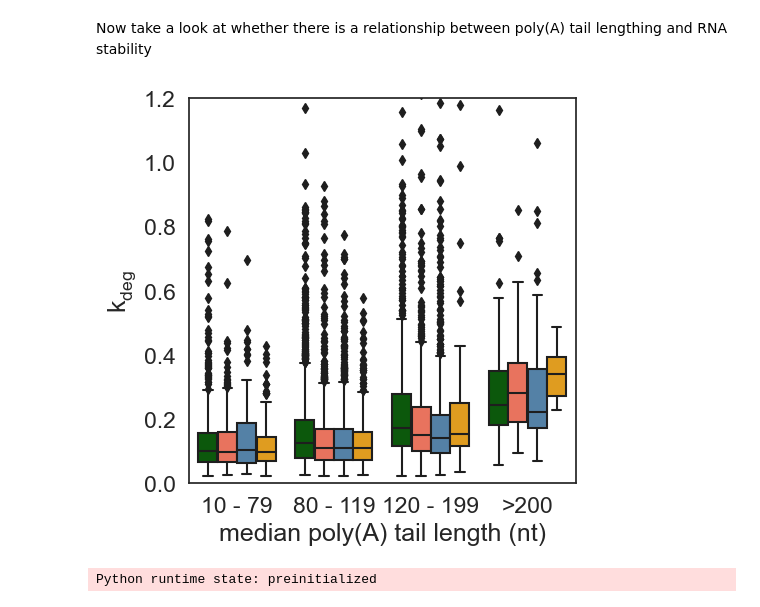
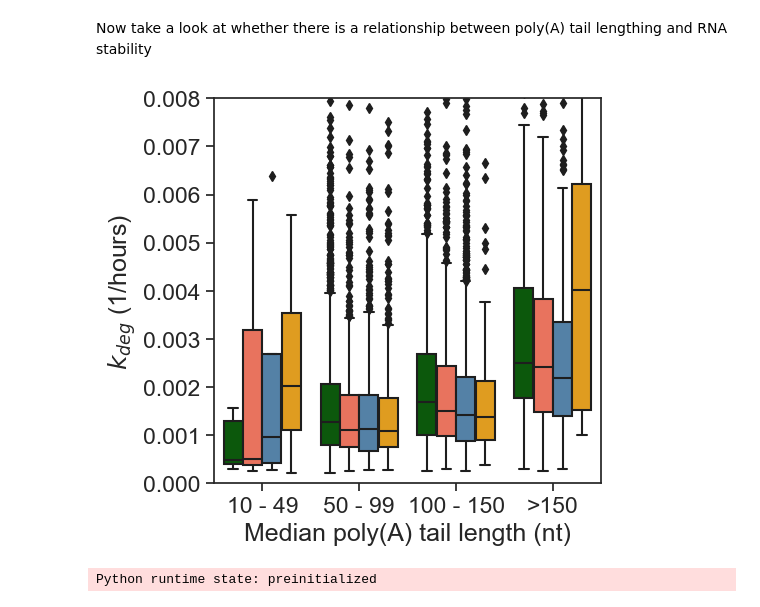
Before and after one commit to NeugebauerLab/PABPN1_phosphorylation, a Jupyter notebook: notebooks/PABPN1_mutants_TimeLapse.ipynb, the cells around one changed output. Drawn from its saved outputs; the diff is of its cells as text; code cells hidden in the pictures.

```diff
--- a/notebooks/PABPN1_mutants_TimeLapse.ipynb
+++ b/notebooks/PABPN1_mutants_TimeLapse.ipynb
@@ -40,20 +44,17 @@ figpath = "/Users/jacksongordon/Desktop/Papers/Yale_graduate/2023_PABPN1_manuscr
 # %%
 #Data for EV vs all condtions with EV as reference condition
-BakR_effects_df_all = pd.read_csv(path + "Fit_effects_DF_all.csv", sep = " ")
+BakR_effects_df_all = pd.read_csv(path + "12142023_Fit_effects_DF_all.csv", sep = " ").dropna()
 BakR_effects_df_all["gene_id"] = BakR_effects_df_all.XF.str.split(".").str[0]
 BakR_effects_df_all["gene_id"] = BakR_effects_df_all.XF.str.split(".").str[0]
 
-BakR_Reg_estimates_all = pd.read_csv(path + "Fit_Regularized_ests_all.csv", sep = " ")
+BakR_Reg_estimates_all = pd.read_csv(path + "12142023_Fit_Regularized_ests_all.csv", sep = " ").dropna()
 BakR_Reg_estimates_all["gene_id"] = BakR_Reg_estimates_all.XF.str.split(".").str[0]
 BakR_Reg_estimates_all["gene_id"] = BakR_Reg_estimates_all.XF.str.split(".").str[0]
 
-BakR_Fn_estimates_all = pd.read_csv(path + "Fit_Fn_Estimates_all.csv", sep = " ")
+BakR_Fn_estimates_all = pd.read_csv(path + "12142023_Fit_Fn_Estimates_all.csv", sep = " ").dropna()
 BakR_Fn_estimates_all["gene_id"] = BakR_Fn_estimates_all.XF.str.split(".").str[0]
 BakR_Fn_estimates_all["gene_id"] = BakR_Fn_estimates_all.XF.str.split(".").str[0]
 
-BakR_Fn_estimates_all = pd.read_csv(path + "Fit_Fn_Estimates_all.csv", sep = " ")
-BakR_Fn_estimates_all["gene_id"] = BakR_Fn_estimates_all.XF.str.split(".").str[0]
-BakR_Fn_estimates_all["gene_id"] = BakR_Fn_estimates_all.XF.str.split(".").str[0]
 
 gene_types = pd.read_csv(path_2 + "config/gene_types_df.tsv", sep = "\t")
 BakR_effects_df_all = gene_types.merge(BakR_effects_df_all, on = "gene_id")
@@ -88,7 +85,7 @@ RNA half lives can be calculated from kdeg estimates as follows: HL = log2/kdeg
 # %%
 #Caclulate RNA half lives
-BakR_Fn_estimates_all["halflife"] = np.log2(1/BakR_Fn_estimates_all["kdeg"])
-BakR_Fn_estimates["halflife"] = np.log2(1/BakR_Fn_estimates["kdeg"])
+BakR_Fn_estimates_all["halflife"] = np.log(2)/BakR_Fn_estimates_all["kdeg"]
+# BakR_Fn_estimates["halflife"] = np.log2(1/BakR_Fn_estimates["kdeg"])
 # %% [markdown]
 Now take a look at general stability (Half-lives) of transcripts in each condition
 # %%
@@ -235,0 +278,15 @@ plt.savefig(figpath + 'TL_kdeg_4SAv4SD.png', dpi=300, bbox_inches="tight")
+# %%
+file = open('4SA_stabilized_genes.txt','w')
+for x in BakR_effects_df.loc[(BakR_effects_df["L2FC_kdeg"] < 0) & (BakR_effects_df["padj"] < 0.05) & (BakR_effects_df.Exp_ID == 2)].gene_name:
+    file.write(x +"\n")
+file.close()
+
+file = open('4SD_stabilized_genes.txt','w')
+for x in BakR_effects_df.loc[(BakR_effects_df["L2FC_kdeg"] > 0) & (BakR_effects_df["padj"] < 0.05) & (BakR_effects_df.Exp_ID == 2)].gene_name:
+    file.write(x +"\n")
+file.close()
+
+file = open('4SA_4SD_all_genes.txt','w')
+for x in BakR_effects_df.gene_name:
+    file.write(x +"\n")
+file.close()
@@ -407,29 +506,29 @@ df_mean_bakR = df_median.merge(BakR_Fn_estimates_all_mean, on = ["gene_id", "Sam
 # %%
 #Group into tail length bins
 df_mean_bakR.loc[(df_mean_bakR["median"] < 10), "tail_bin"] = "< 10"
-df_mean_bakR.loc[(df_mean_bakR["median"] > 10) & (df_mean_bakR["median"] < 80), "tail_bin"] = "10 - 79"
-df_mean_bakR.loc[(df_mean_bakR["median"] > 80) & (df_mean_bakR["median"] < 200), "tail_bin"] = "80 - 119"
-df_mean_bakR.loc[(df_mean_bakR["median"] > 120) & (df_mean_bakR["median"] < 200), "tail_bin"] = "120 - 199"
-df_mean_bakR.loc[(df_mean_bakR["median"] > 200), "tail_bin"] = ">200"
+df_mean_bakR.loc[(df_mean_bakR["median"] > 10) & (df_mean_bakR["median"] < 49), "tail_bin"] = "10 - 49"
+df_mean_bakR.loc[(df_mean_bakR["median"] > 50) & (df_mean_bakR["median"] < 99), "tail_bin"] = "50 - 99"
+df_mean_bakR.loc[(df_mean_bakR["median"] > 100) & (df_mean_bakR["median"] < 150), "tail_bin"] = "100 - 150"
+df_mean_bakR.loc[(df_mean_bakR["median"] > 150), "tail_bin"] = ">150"
 # %%
 #Plot
 f, ax = plt.subplots(1,1, figsize = (5,5))
 
-order = ['10 - 79', '80 - 119', '120 - 199', '>200']
+order = ['10 - 49', '50 - 99', '100 - 150', '>150']
 hue_order = ["EV", "WT", "4SA", "4SD"]
 
 sns.boxplot(data = df_mean_bakR, x = "tail_bin", y = "kdeg", order = order, hue = "Sample", hue_order = hue_order, palette = four_palette)
-ax.set_xlabel("median poly(A) tail length (nt)")
-ax.set_ylabel("$k_{deg}$")
+ax.set_xlabel("Median poly(A) tail length (nt)")
+ax.set_ylabel("$k_{deg}$ (1/hours)")
 
 # ax.legend(loc='center left', bbox_to_anchor=(1, 0.5))
 plt.legend([],[], frameon=False)
-ax.set_ylim(0, 1.2)
+ax.set_ylim(0, 0.008)
 
 
 plt.savefig(figpath + 'tail_length_bins_stability.png', dpi=300, bbox_inches="tight")
 # %% [output]
-[figure, old version]
+[figure, new version]
 # %%
 #Function to read polyA tab del files
 def read_polyA_reads(file, min_read_count, sample_name, replicate):
```
Also changed, not shown: parts of 49 cells of this notebook, 5 other files.
